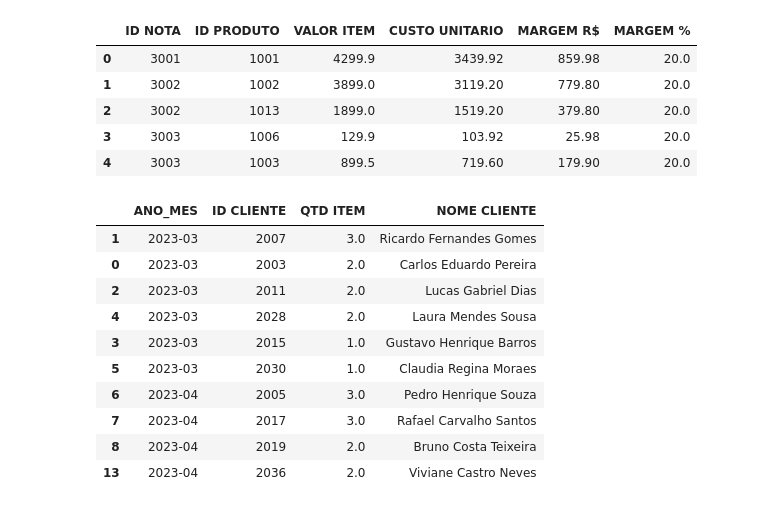
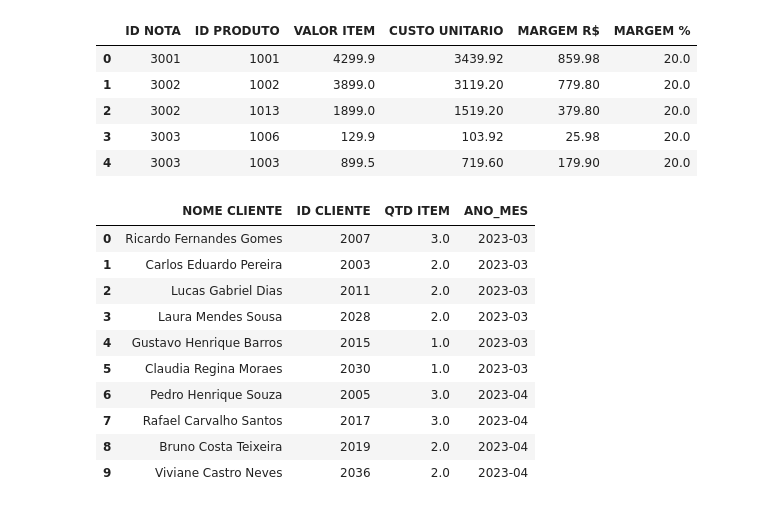
Before and after one commit to douglasmnegri/infomaz-case, a Jupyter notebook: notebook/infomaz_analysis.ipynb, the cells around one changed output. Cells and saved outputs as stored; diff of their text form; code cells hidden in the pictures.

Commit message:
feat: add monthly analysis for suppliers, item quantities, product sales, and category averages

```diff
--- a/notebook/infomaz_analysis.ipynb
+++ b/notebook/infomaz_analysis.ipynb
@@ -69,25 +73,28 @@ df_vendas_completo[[
 # %%
 import pandas as pd
 
+# 3) Calcule um ranking de clientes por quantidade de produtos comprados por mês. Utilize as tabelas CADASTRO_CLIENTES e TRANSACOES_VENDAS.
 df_vendas['DATA NOTA'] = pd.to_datetime(df_vendas['DATA NOTA'], dayfirst=False)
 df_vendas['ANO_MES'] = df_vendas['DATA NOTA'].dt.to_period('M').astype(str)  # Ex: "2023-03"
 
 ranking = df_vendas.groupby(['ANO_MES', 'ID CLIENTE'])['QTD ITEM'].sum().reset_index()
 
 ranking = ranking.merge(df_clientes[['ID CLIENTE', 'NOME CLIENTE']], on='ID CLIENTE', how='left')
 
 ranking = ranking.sort_values(['ANO_MES', 'QTD ITEM'], ascending=[True, False])
+ranking = ranking[['NOME CLIENTE', 'ID CLIENTE', 'QTD ITEM', 'ANO_MES']]
+ranking = ranking.reset_index(drop=True)
 
 ranking.head(10)
 # %% [output]
-|  | ANO_MES | ID CLIENTE | QTD ITEM | NOME CLIENTE |
-| 1 | 2023-03 | 2007 | 3.0 | Ricardo Fernandes Gomes |
-| 0 | 2023-03 | 2003 | 2.0 | Carlos Eduardo Pereira |
-| 2 | 2023-03 | 2011 | 2.0 | Lucas Gabriel Dias |
-| 4 | 2023-03 | 2028 | 2.0 | Laura Mendes Sousa |
-| 3 | 2023-03 | 2015 | 1.0 | Gustavo Henrique Barros |
-| 5 | 2023-03 | 2030 | 1.0 | Claudia Regina Moraes |
-| 6 | 2023-04 | 2005 | 3.0 | Pedro Henrique Souza |
-| 7 | 2023-04 | 2017 | 3.0 | Rafael Carvalho Santos |
-| 8 | 2023-04 | 2019 | 2.0 | Bruno Costa Teixeira |
-| 13 | 2023-04 | 2036 | 2.0 | Viviane Castro Neves |
+|  | NOME CLIENTE | ID CLIENTE | QTD ITEM | ANO_MES |
+| 0 | Ricardo Fernandes Gomes | 2007 | 3.0 | 2023-03 |
+| 1 | Carlos Eduardo Pereira | 2003 | 2.0 | 2023-03 |
+| 2 | Lucas Gabriel Dias | 2011 | 2.0 | 2023-03 |
+| 3 | Laura Mendes Sousa | 2028 | 2.0 | 2023-03 |
+| 4 | Gustavo Henrique Barros | 2015 | 1.0 | 2023-03 |
+| 5 | Claudia Regina Moraes | 2030 | 1.0 | 2023-03 |
+| 6 | Pedro Henrique Souza | 2005 | 3.0 | 2023-04 |
+| 7 | Rafael Carvalho Santos | 2017 | 3.0 | 2023-04 |
+| 8 | Bruno Costa Teixeira | 2019 | 2.0 | 2023-04 |
+| 9 | Viviane Castro Neves | 2036 | 2.0 | 2023-04 |
```
Also changed, not shown: parts of 6 cells of this notebook.
